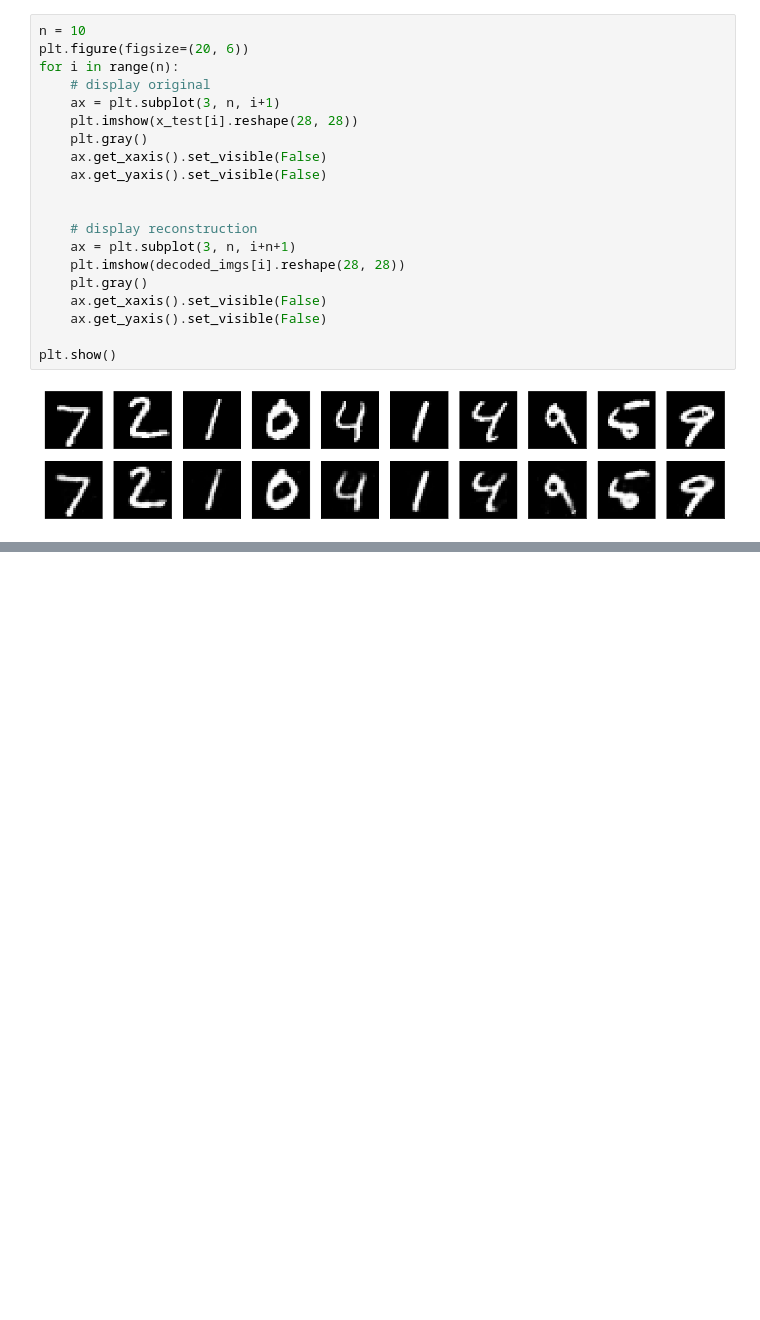
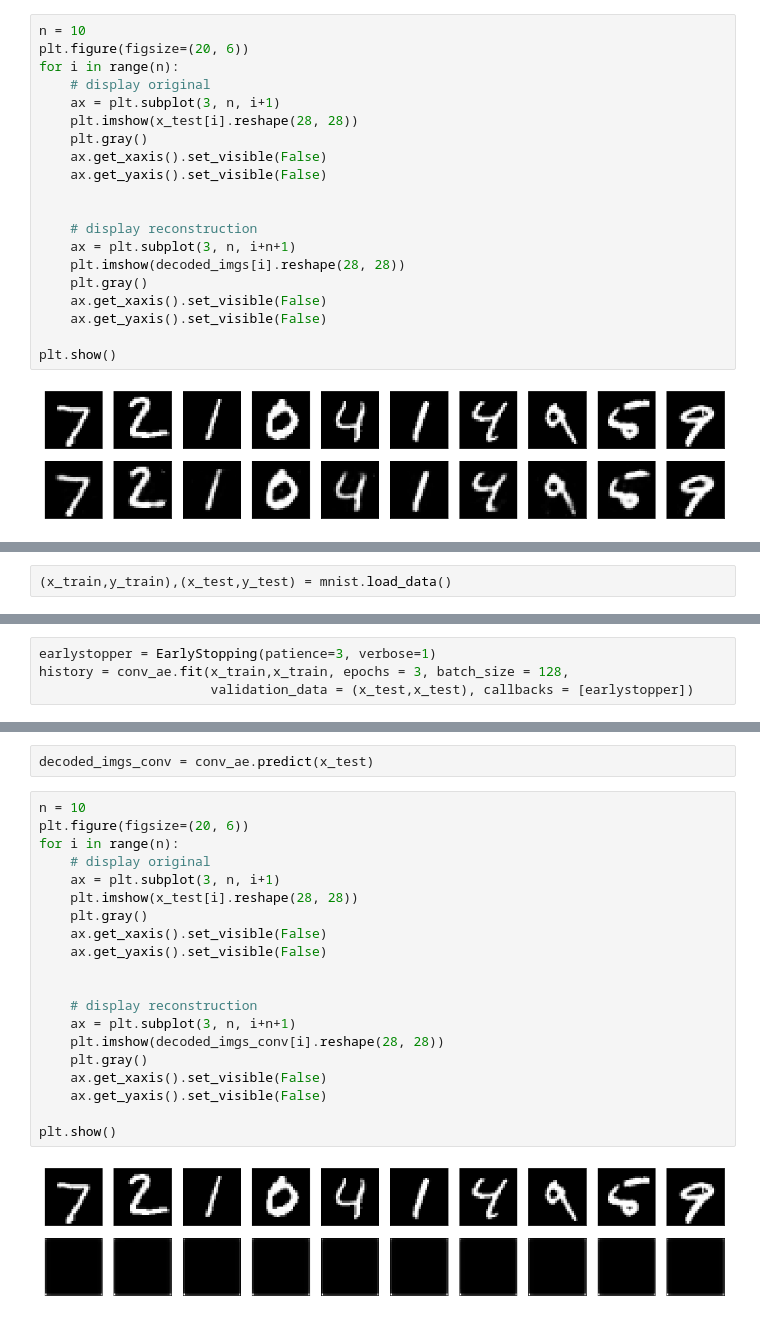
Before and after one commit to aminul-huq/Autoencoders, a Jupyter notebook: Autoencoders.ipynb, the cells around one changed output, grey strips where cells are left out. Saved outputs shown, nothing was run; the diff lists cells and outputs as text; blank space fills up the shorter version.

```diff
--- a/Autoencoders.ipynb
+++ b/Autoencoders.ipynb
@@ -165,0 +164,2 @@ dict_keys(['val_loss', 'loss'])
+# %%
+(x_train,y_train),(x_test,y_test) = mnist.load_data()
@@ -165,0 +208,4 @@ dict_keys(['val_loss', 'loss'])
+# %%
+earlystopper = EarlyStopping(patience=3, verbose=1)
+history = conv_ae.fit(x_train,x_train, epochs = 3, batch_size = 128,
+                      validation_data = (x_test,x_test), callbacks = [earlystopper])
@@ -165,0 +220,24 @@ dict_keys(['val_loss', 'loss'])
+# %%
+decoded_imgs_conv = conv_ae.predict(x_test)
+# %%
+n = 10
+plt.figure(figsize=(20, 6))
+for i in range(n):
+    # display original
+    ax = plt.subplot(3, n, i+1)
+    plt.imshow(x_test[i].reshape(28, 28))
+    plt.gray()
+    ax.get_xaxis().set_visible(False)
+    ax.get_yaxis().set_visible(False)
+
+
+    # display reconstruction
+    ax = plt.subplot(3, n, i+n+1)
+    plt.imshow(decoded_imgs_conv[i].reshape(28, 28))
+    plt.gray()
+    ax.get_xaxis().set_visible(False)
+    ax.get_yaxis().set_visible(False)
+
+plt.show()
+# %% [output]
+[figure, added]
```
Also changed, not shown: parts of 13 cells of this notebook.
